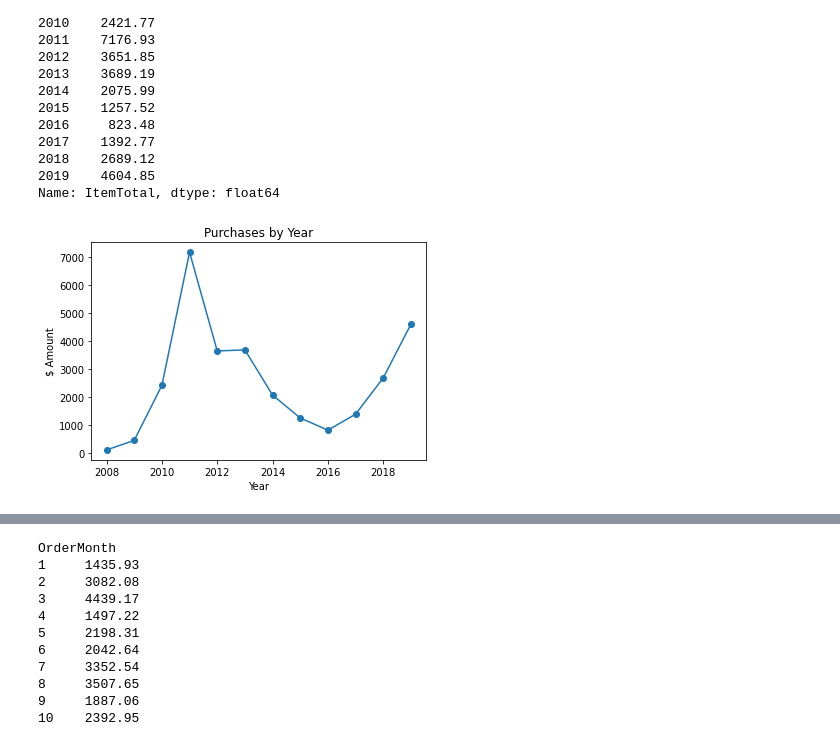
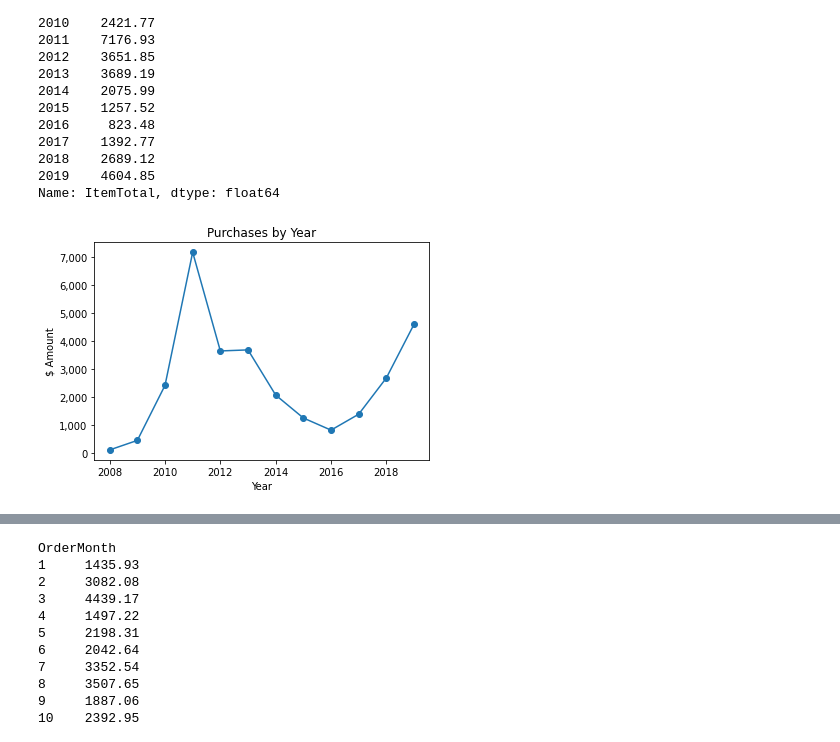
Before and after one commit to AmitSamra/AmazonOrderHistory, a Jupyter notebook: AmazonOrderHistory.ipynb, the cells around one changed output, grey strips where cells are left out. Saved outputs shown, nothing was run; the diff lists cells and outputs as text; code cells hidden in the pictures.

```diff
--- a/AmazonOrderHistory.ipynb
+++ b/AmazonOrderHistory.ipynb
@@ -429,12 +430,21 @@ Name: ItemTotal, dtype: float64
 # %%
 fig,ax = plt.subplots()
 ax.plot(df_OrderYear.index, df_OrderYear.values, marker = 'o')
+ax.set_title('Purchases by Year')
+
+# x-axis
 ax.set_xlabel('Year')
+
+
+# y-axis
 ax.set_ylabel('$ Amount')
-ax.set_title('Purchases by Year')
+ax.yaxis.set_major_formatter(
+    ticker.FuncFormatter(lambda y,p: format(int(y), ','))
+)
+
 plt.show()
 # %% [output]
-[figure, old version]
+[figure, new version]
 # %%
 fig,ax = plt.subplots()
 ax.bar(df_OrderYear.index, df_OrderYear.values)
```
Also changed, not shown: parts of 7 cells of this notebook.
